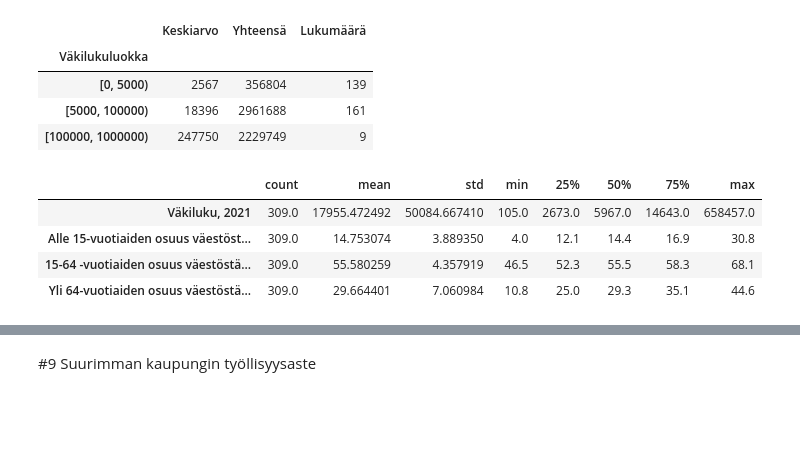
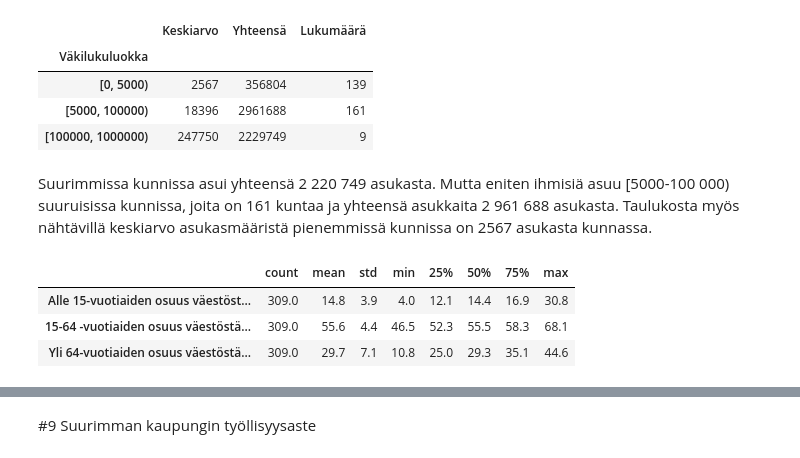
Before and after one commit to JennyMyy/Data-analytiikka, a Jupyter notebook: Kunnat.ipynb, the cells around one changed output, grey strips where cells are left out. Saved outputs shown, nothing was run; the diff lists cells and outputs as text; code cells hidden in the pictures; blank space fills up the shorter version.

```diff
--- a/Kunnat.ipynb
+++ b/Kunnat.ipynb
@@ -156,16 +156,18 @@ df1.style.format(precision=0).background_gradient(cmap='Reds', axis=0)
 | [0, 5000) | 2567 | 356804 | 139 |
 | [5000, 100000) | 18396 | 2961688 | 161 |
 | [100000, 1000000) | 247750 | 2229749 | 9 |
+# %% [markdown]
+Suurimmissa kunnissa asui yhteensä 2 220 749 asukasta. Mutta eniten ihmisiä asuu [5000-100 000) suuruisissa kunnissa, joita on 161 kuntaa ja yhteensä asukkaita 2 961 688 asukasta. Taulukosta myös nähtävillä keskiarvo asukasmääristä pienemmissä kunnissa on 2567 asukasta kunnassa.
 # %%
-# Väkiluvun ja ikäjakauman tunnusluvut
+# Eri ikäluokkien tunnusluvut
 
-df1 = df[['Väkiluku, 2021', 'Alle 15-vuotiaiden osuus väestöstä, %, 2021', '15-64 -vuotiaiden osuus väestöstä, %, 2021',
+df1 = df[['Alle 15-vuotiaiden osuus väestöstä, %, 2021', '15-64 -vuotiaiden osuus väestöstä, %, 2021',
           'Yli 64-vuotiaiden osuus väestöstä, %, 2021']].describe()
 
-df1.T
+# Muotoillaan vielä prosenttiluvut yhden desimaalin tarkkuudella.
+df1.T.style.format('{:.1f}')
 # %% [output]
 |  | count | mean | std | min | 25% | 50% | 75% | max |
-| Väkiluku, 2021 | 309.0 | 17955.472492 | 50084.667410 | 105.0 | 2673.0 | 5967.0 | 14643.0 | 658457.0 |
-| Alle 15-vuotiaiden osuus väestöst... | 309.0 | 14.753074 | 3.889350 | 4.0 | 12.1 | 14.4 | 16.9 | 30.8 |
-| 15-64 -vuotiaiden osuus väestöstä... | 309.0 | 55.580259 | 4.357919 | 46.5 | 52.3 | 55.5 | 58.3 | 68.1 |
-| Yli 64-vuotiaiden osuus väestöstä... | 309.0 | 29.664401 | 7.060984 | 10.8 | 25.0 | 29.3 | 35.1 | 44.6 |
+| Alle 15-vuotiaiden osuus väestöst... | 309.0 | 14.8 | 3.9 | 4.0 | 12.1 | 14.4 | 16.9 | 30.8 |
+| 15-64 -vuotiaiden osuus väestöstä... | 309.0 | 55.6 | 4.4 | 46.5 | 52.3 | 55.5 | 58.3 | 68.1 |
+| Yli 64-vuotiaiden osuus väestöstä... | 309.0 | 29.7 | 7.1 | 10.8 | 25.0 | 29.3 | 35.1 | 44.6 |
```
Also changed, not shown: parts of 25 cells of this notebook.
